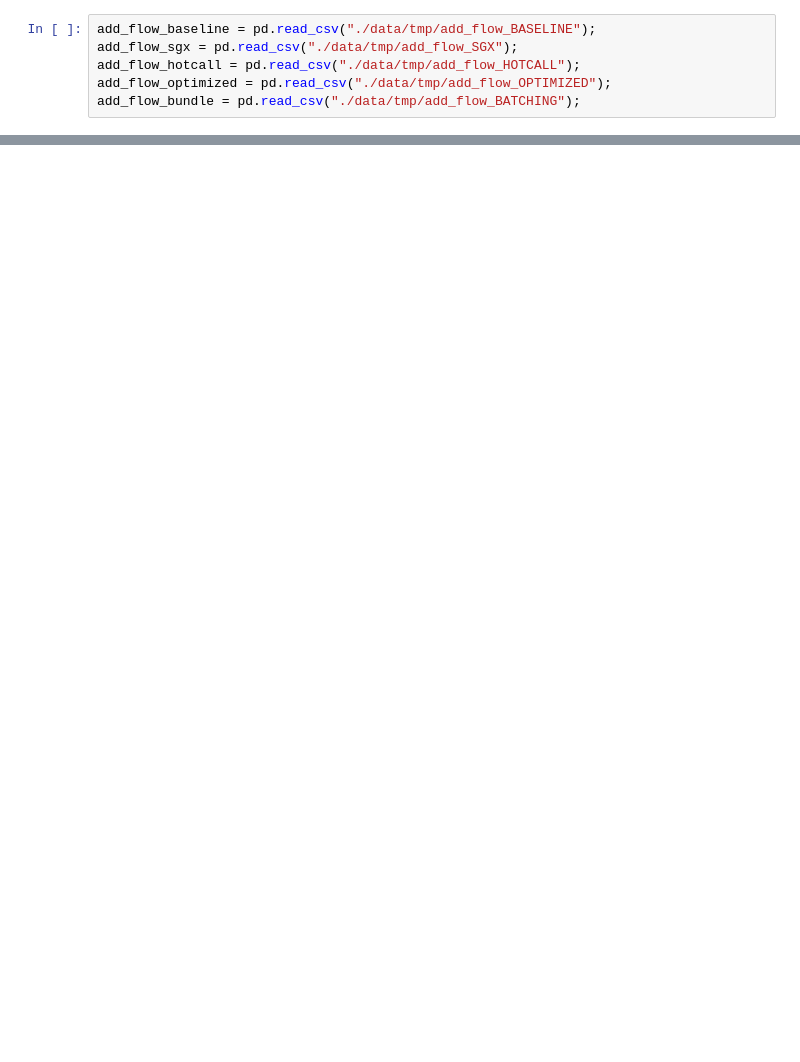
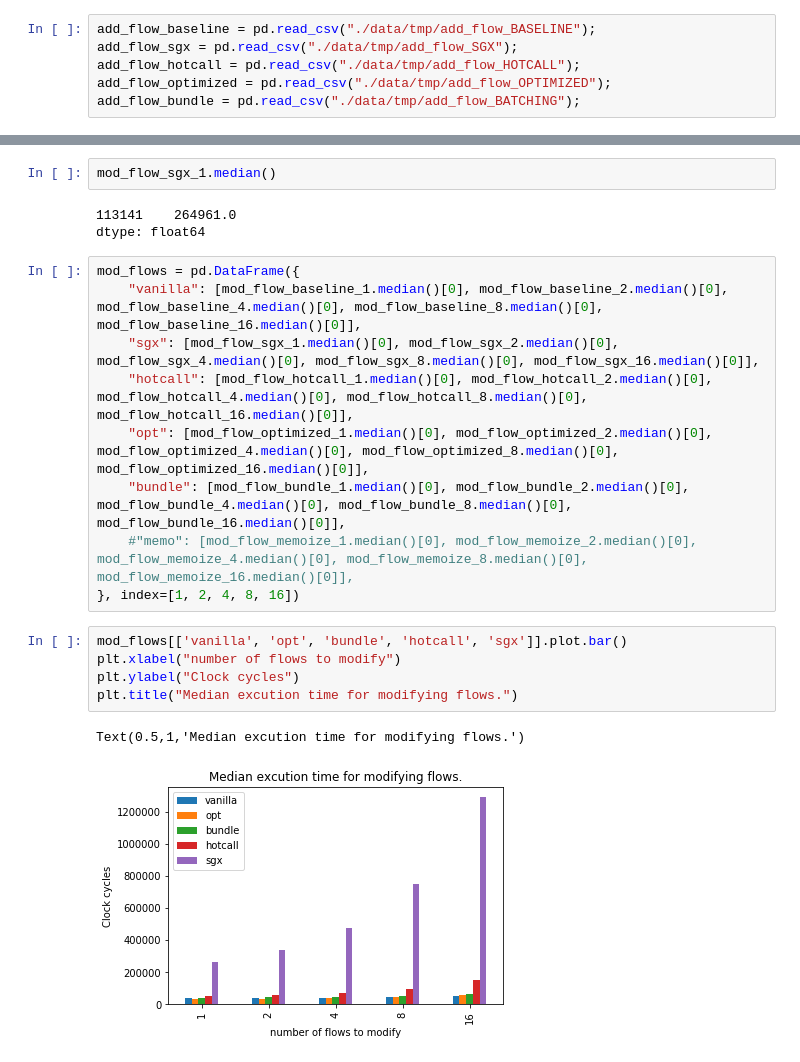
Before and after one commit to jakobsvenningsson/ovs-sgx, a Jupyter notebook: benchmark/ovs_results.ipynb, the cells around one changed output, grey strips where cells are left out. Saved outputs shown, nothing was run; the diff lists cells and outputs as text; blank space fills up the shorter version.

```diff
--- a/benchmark/ovs_results.ipynb
+++ b/benchmark/ovs_results.ipynb
@@ -146,0 +190,22 @@ dtype: float64
+# %%
+mod_flow_sgx_1.median()
+# %% [output]
+113141    264961.0
+dtype: float64
+# %%
+mod_flows = pd.DataFrame({
+    "vanilla": [mod_flow_baseline_1.median()[0], mod_flow_baseline_2.median()[0], mod_flow_baseline_4.median()[0], mod_flow_baseline_8.median()[0], mod_flow_baseline_16.median()[0]],
+    "sgx": [mod_flow_sgx_1.median()[0], mod_flow_sgx_2.median()[0], mod_flow_sgx_4.median()[0], mod_flow_sgx_8.median()[0], mod_flow_sgx_16.median()[0]],
+    "hotcall": [mod_flow_hotcall_1.median()[0], mod_flow_hotcall_2.median()[0], mod_flow_hotcall_4.median()[0], mod_flow_hotcall_8.median()[0], mod_flow_hotcall_16.median()[0]],
+    "opt": [mod_flow_optimized_1.median()[0], mod_flow_optimized_2.median()[0], mod_flow_optimized_4.median()[0], mod_flow_optimized_8.median()[0], mod_flow_optimized_16.median()[0]],
+    "bundle": [mod_flow_bundle_1.median()[0], mod_flow_bundle_2.median()[0], mod_flow_bundle_4.median()[0], mod_flow_bundle_8.median()[0], mod_flow_bundle_16.median()[0]],
+    #"memo": [mod_flow_memoize_1.median()[0], mod_flow_memoize_2.median()[0], mod_flow_memoize_4.median()[0], mod_flow_memoize_8.median()[0], mod_flow_memoize_16.median()[0]],
+}, index=[1, 2, 4, 8, 16])
+# %%
+mod_flows[['vanilla', 'opt', 'bundle', 'hotcall', 'sgx']].plot.bar()
+plt.xlabel("number of flows to modify")
+plt.ylabel("Clock cycles")
+plt.title("Median excution time for modifying flows.")
+# %% [output]
+Text(0.5,1,'Median excution time for modifying flows.')
+[figure, added]
```
Also changed, not shown: parts of 82 cells of this notebook.
